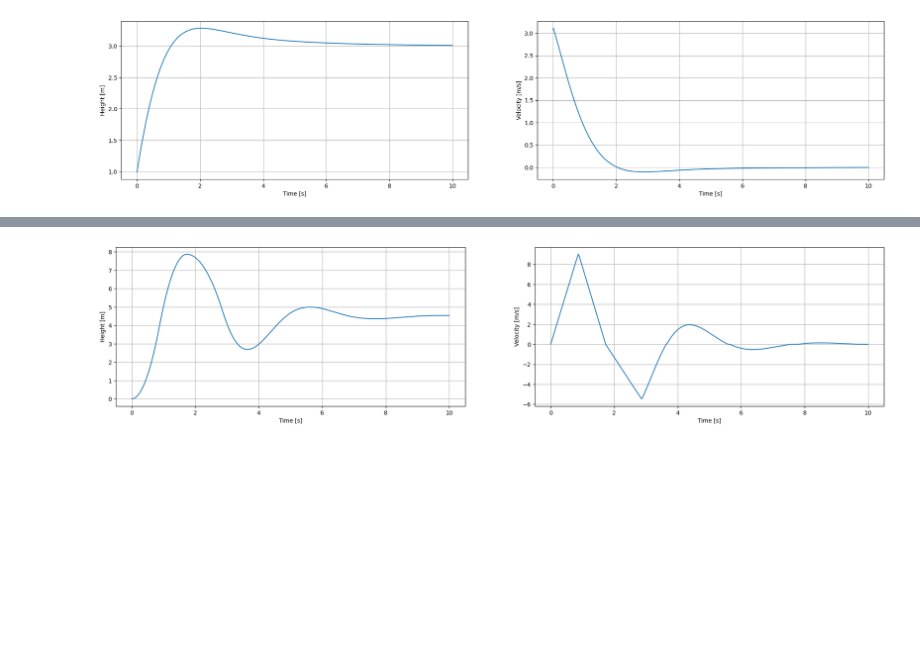
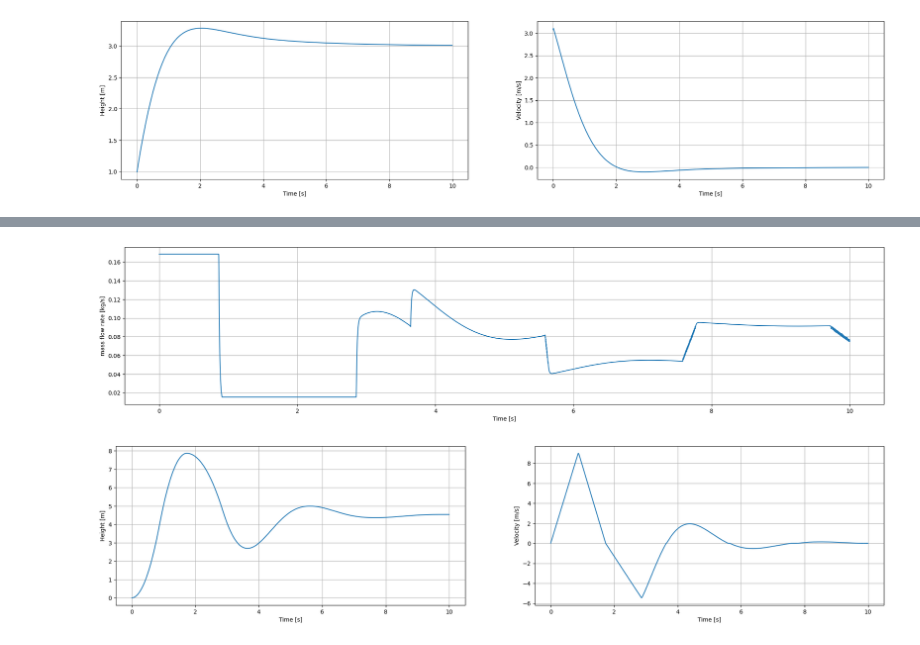
Before and after one commit to Pljwachs/Control-and-Simulation-of-Rocket-Hopper, a Jupyter notebook: src/RK4_validation.ipynb, the cells around one changed output, grey strips where cells are left out. Cells and saved outputs as stored; diff of their text form; code cells hidden in the pictures; blank space fills up the shorter version.

```diff
--- a/src/RK4_validation.ipynb
+++ b/src/RK4_validation.ipynb
@@ -156,6 +156,7 @@ x_target=4.5         # height target [m]
 
 motion_t0=np.array([x_t0,v_t0])
 motion_t=np.zeros((len(motion_t0),len(time)))
+md4n_t=np.zeros(len(time))
 
 ## mass
 m_hop=3.5    # mass of hopper [kg]
@@ -164,7 +165,7 @@ k_hose=6     # variable hopper mass [N/m]
 F_RR=10      # rolling resistence [N]
 
 ## constant
-R=8.314            # universal gas constant [J/kmol*K]
+R=8314            # universal gas constant [J/kmol*K]
 M=28.013           # nitrogen gas  [kg/kmol]
 gamma=1.4          # ratio of specific heats (diatomic gas)
 g=9.81             # [m/s^2]
@@ -211,10 +212,17 @@ def rk4_ex(f,t,x,h,*args):  #*args allows unknown number of arguments
    return xnext
 
 
+ve_term=(2*gamma*R*T_4)/(gamma-1)/M
+print("ve_term:", ve_term)
+
+ve_suggest_val=float(np.sqrt(ve_term * (1 - np.power(0.1615, (gamma - 1) / gamma))))
+print("ve_suggest_value:", ve_suggest_val)
+
+
 
 def dx(t,motion,dotm,ve,prev_pose,*args):
    xdot=motion[1]
-   xdotdot=dotm*ve/m_hop-g-F_RR/m_hop*np.sign(motion[1])-k_hose/m_hose*(motion[0]-prev_pose)   # the last term (hose) assumes that the hose become the damping term
+   xdotdot=dotm*ve/m_hop-g-F_RR/m_hop*np.sign(motion[1])-k_hose/m_hose*xdot*h   # the last term (hose) assumes that the hose become the damping term
 
    return np.array([xdot,xdotdot])
 
@@ -250,11 +258,11 @@ def stateupdate(t,h,motion):
 
    # Nozzle exit
    pe=p4n/np.power(1+((gamma-1)/2*Me**2), gamma/(gamma-1))                         #exit pressure (use the assumption of p_4/p_ambient>1.8)
-   ve=np.sqrt((2*gamma*R*T_4)/(gamma-1)/M*(1-np.power(pe/p4n,(gamma-1)/gamma)))    #exit velocity
+   ve=float(np.sqrt(ve_term*(1-np.power(pe/p4n, (gamma-1)/gamma))))    #exit velocity
 
-   #print("ve: ",ve,"pe: ",pe," p4: ",p4n)
+   print("ve: ",ve,"pe: ",pe," p4: ",p4n)
 
    # update the motion
    motion_n=rk4_ex(dx,t,motion,h,md4n,ve,prev_pose)
 
-   return motion_n
+   return motion_n,md4n
@@ -268,10 +279,11 @@ for ti in range(len(time)):
     t=time[ti]
 
     # calculte the new value (RK4/Algebraic update)
-    motion_ti=stateupdate(t,h,motion_ti)
+    motion_ti,md4n_ti=stateupdate(t,h,motion_ti)
 
     #store the step
     motion_t[:,ti]=motion_ti
+    md4n_t[ti]=md4n_ti
 
     prev_pose=motion_t[0,ti-1] if ti>0 else x_t0
 
@@ -284,3 +312,11 @@ last position is 4.53660354589892
+# %%
+plt.figure(figsize=(24,5))
+plt.plot(time[:-1], md4n_t[:-1], label='x')
+plt.xlabel('Time [s]')
+plt.ylabel('mass flow rate [kg/s]')
+plt.grid()
+# %% [output]
+[figure, added]
 # %%
 # Visualization
 
```
Also changed, not shown: parts of 3 cells of this notebook, 1 other file.
